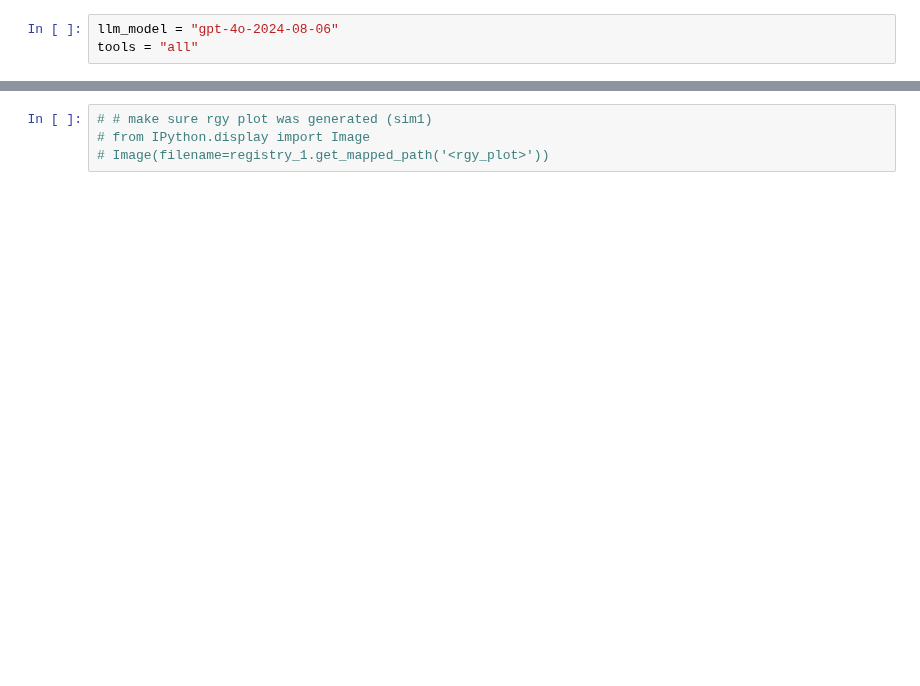
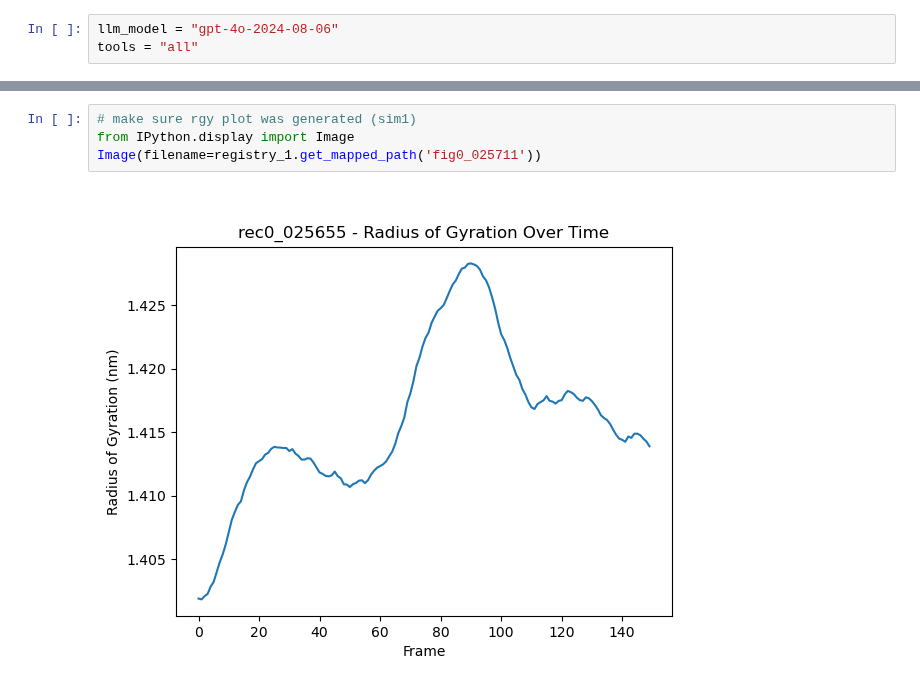
Before and after one commit to ur-whitelab/md-agent, a Jupyter notebook: notebooks/experiments/Robustness/gpt-4o-2024-08-06/prompt10.ipynb, the cells around one changed output, grey strips where cells are left out. Drawn from its saved outputs; the diff is of its cells as text; blank space fills up the shorter version.

```diff
--- a/notebooks/experiments/Robustness/gpt-4o-2024-08-06/prompt10.ipynb
+++ b/notebooks/experiments/Robustness/gpt-4o-2024-08-06/prompt10.ipynb
@@ -45,5 +100,7 @@ print(registry_1.list_path_names_and_descriptions().replace(",", "\n"))
 # %%
-# # make sure rgy plot was generated (sim1)
-# from IPython.display import Image
-# Image(filename=registry_1.get_mapped_path('<rgy_plot>'))
+# make sure rgy plot was generated (sim1)
+from IPython.display import Image
+Image(filename=registry_1.get_mapped_path('fig0_025711'))
+# %% [output]
+[figure, added]
 # %%
```
Also changed, not shown: parts of 25 cells of this notebook, 9 other files.
